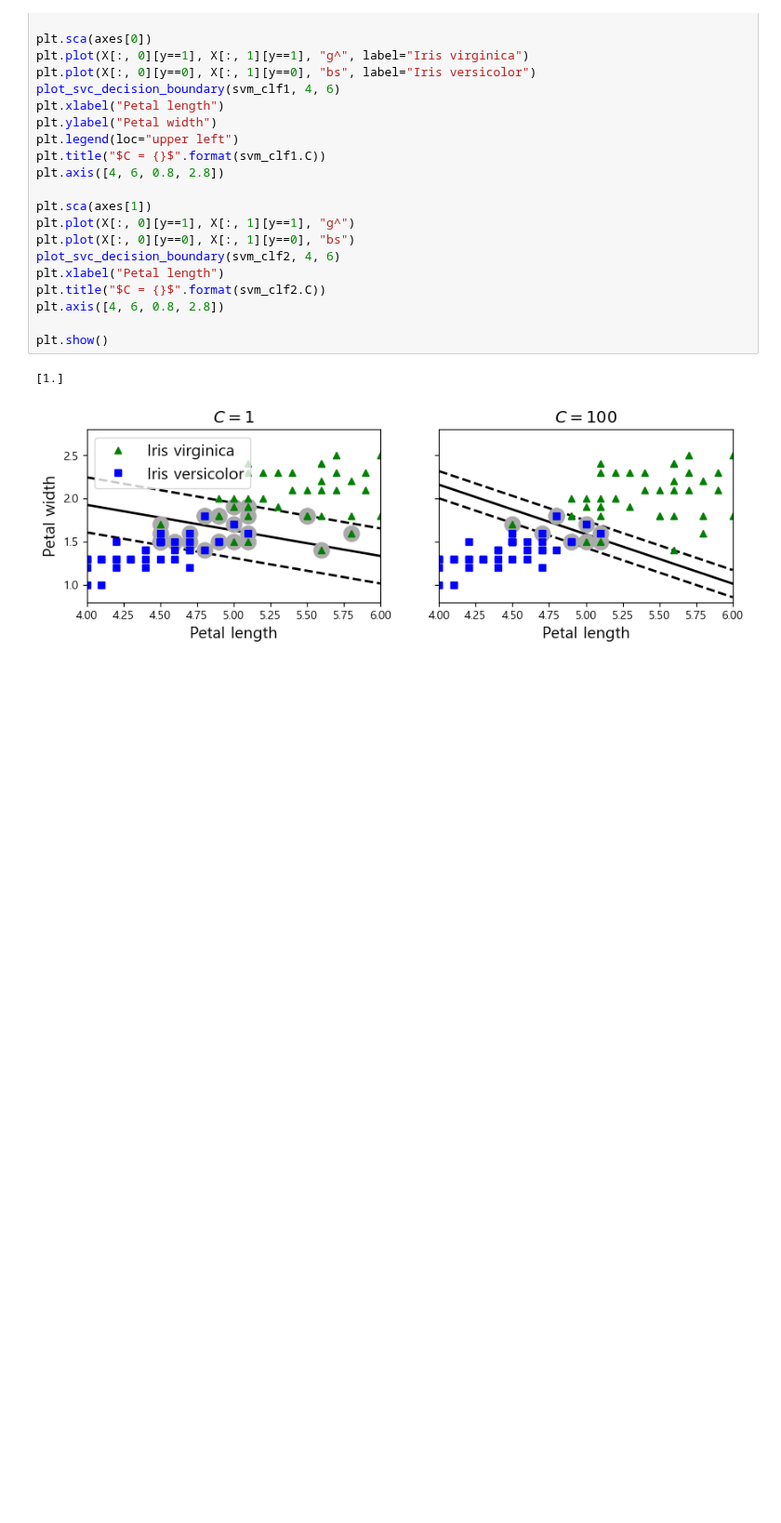
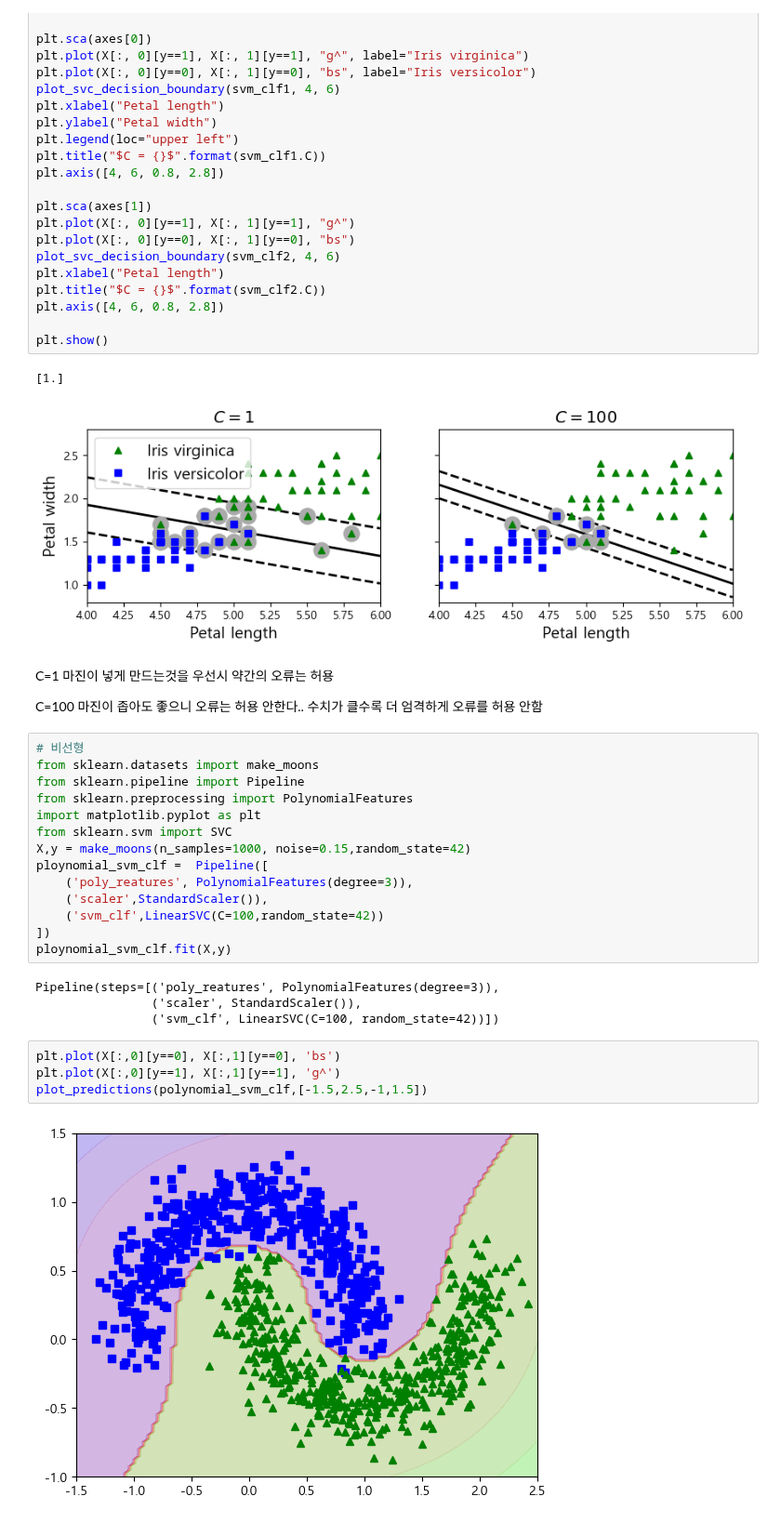
Before and after one commit to pia222sk20/python, a Jupyter notebook: pandas-data-analysis/part7/7.5_review_svm_classification.ipynb, the cells around one changed output. Shown at 93% size. Cells and saved outputs as stored; diff of their text form; blank space fills up the shorter version.

```diff
--- a/pandas-data-analysis/part7/7.5_review_svm_classification.ipynb
+++ b/pandas-data-analysis/part7/7.5_review_svm_classification.ipynb
@@ -525,3 +525,31 @@ plt.show()
 # %% [output]
 [1.]
 [figure]
+# %% [markdown]
+C=1 마진이 넣게 만드는것을 우선시 약간의 오류는 허용
+
+C=100 마진이 좁아도 좋으니 오류는 허용 안한다.. 수치가 클수록 더 엄격하게 오류를 허용 안함
+# %%
+# 비선형
+from sklearn.datasets import make_moons
+from sklearn.pipeline import Pipeline
+from sklearn.preprocessing import PolynomialFeatures
+import matplotlib.pyplot as plt
+from sklearn.svm import SVC
+X,y = make_moons(n_samples=1000, noise=0.15,random_state=42)
+ploynomial_svm_clf =  Pipeline([
+    ('poly_reatures', PolynomialFeatures(degree=3)),
+    ('scaler',StandardScaler()),
+    ('svm_clf',LinearSVC(C=100,random_state=42))
+])
+ploynomial_svm_clf.fit(X,y)
+# %% [output]
+Pipeline(steps=[('poly_reatures', PolynomialFeatures(degree=3)),
+                ('scaler', StandardScaler()),
+                ('svm_clf', LinearSVC(C=100, random_state=42))])
+# %%
+plt.plot(X[:,0][y==0], X[:,1][y==0], 'bs')
+plt.plot(X[:,0][y==1], X[:,1][y==1], 'g^')
+plot_predictions(polynomial_svm_clf,[-1.5,2.5,-1,1.5])
+# %% [output]
+[figure, added]
```
Also changed, not shown: parts of 1 cell of this notebook.
